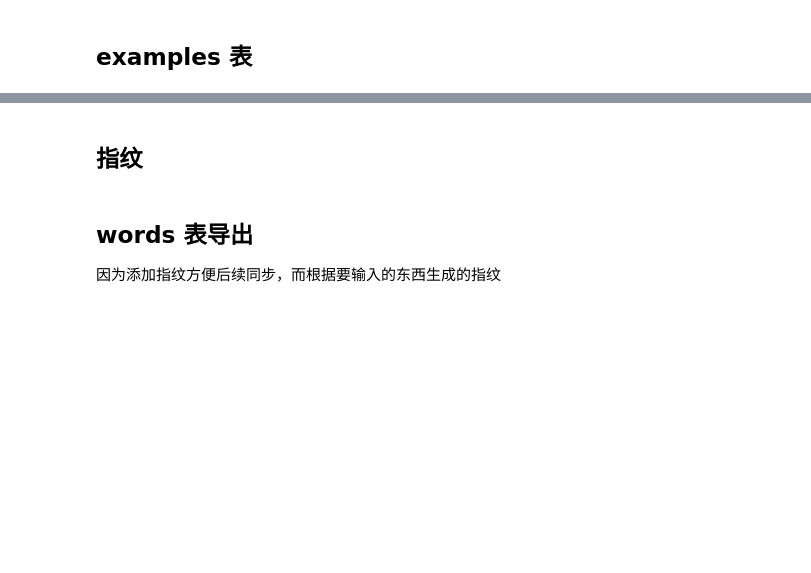
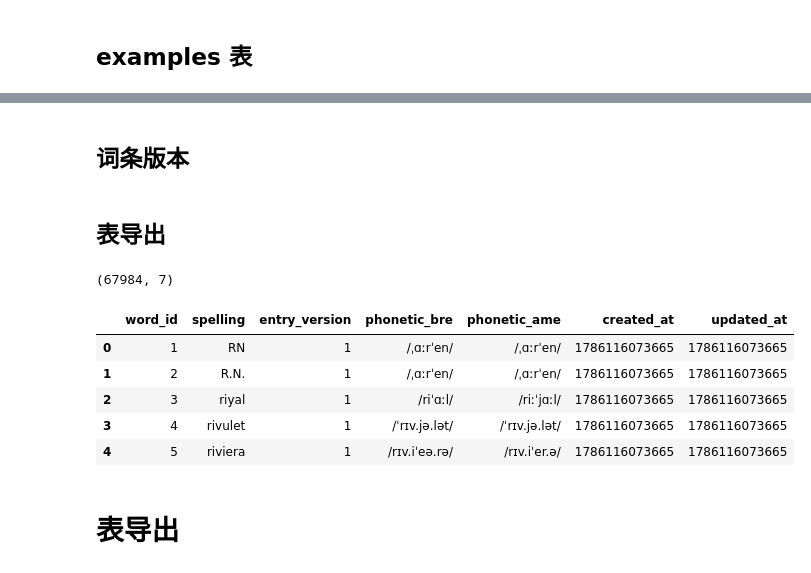
Before and after one commit to ZadenYip/EnLangMemo, a Jupyter notebook: pipeline-data/crawler_to_db_etl.ipynb, the cells around one changed output, grey strips where cells are left out. Saved outputs shown, nothing was run; the diff lists cells and outputs as text; code cells hidden in the pictures; blank space fills up the shorter version.

```diff
--- a/pipeline-data/crawler_to_db_etl.ipynb
+++ b/pipeline-data/crawler_to_db_etl.ipynb
@@ -150,13 +203,13 @@ words_df.head()
 # %% [markdown]
 # 拆表为符合数据库定义的 schema 进行导出
 # %%
-from uuid import uuid7
 import time
 
 epoch_ms = time.time_ns() // 1_000_000
 
-def uuid7_series(n: int) -> pd.Series:
-    return pd.Series([str(uuid7()) for _ in range(n)])
+# 生成从 1 开始的连续整数主键，供官方词典 ETL 输出使用
+def int_id_series(n: int) -> pd.Series:
+    return pd.Series(range(1, n + 1), dtype="int64")
 
 def assert_words_df_not_duplicated() -> bool:
     assert (
@@ -172,11 +225,11 @@ words_tb = words_df[["spelling", "phonetic_bre", "phonetic_ame"]]
 words_tb = words_tb.drop_duplicates(subset=["spelling"]).reset_index(drop=True)
 
 words_tb = words_tb.reset_index(drop=True)
-words_tb.insert(loc=0, column="word_id", value=list(uuid7_series(len(words_tb))))
+words_tb.insert(loc=0, column="word_id", value=list(int_id_series(len(words_tb))))
 words_tb["created_at"] = epoch_ms
 words_tb["updated_at"] = epoch_ms
 
-# 注意后面还得生成一个指纹
+# 注意后面还得生成一个词条版本
 #words_tb.to_json(
 #    "./words.jsonl", orient="records", lines=True, force_ascii=False
 #)
@@ -297,3 +396,3 @@ examples_tb.head()
 # %% [markdown]
-## 指纹
+## 词条版本
 # %%
@@ -355,47 +401,29 @@ def make_word_fingerprint(
 # %% [markdown]
-## words 表导出
-因为添加指纹方便后续同步，而根据要输入的东西生成的指纹
+## 表导出
 # %%
-words_df["word_child_content_fingerprint"] = words_df.apply(
-    lambda row: make_word_child_content_fingerprint(
-        row["part_of_speech"],
-        row["def_src"],
-        row["def_tgt"],
-        row["ex_src"],
-        row["ex_tgt"],
-    ),
-    axis=1,
- )
-
-# 记得排序防止顺序影响不同产生不同的 fingerprints
-word_child_content_fingerprints = (
-    words_df.groupby("word_id")["word_child_content_fingerprint"]
-    .agg(lambda fingerprints: sort_fingerprints(fingerprints.tolist()))
-    .to_dict()
-)
-
 words_tb = words_tb.reset_index(drop=True)
-words_tb.insert(
-    loc=2,
-    column="fingerprint",
-    value=list(words_tb.apply(
-        lambda row: make_word_fingerprint(
-            row["spelling"],
-            row["phonetic_bre"],
-            row["phonetic_ame"],
-            word_child_content_fingerprints.get(row["word_id"], []),
-        ),
-        axis=1,
-    ))
-)
+if "entry_version" in words_tb.columns:
+    words_tb["entry_version"] = WORD_ENTRY_VERSION
+else:
+    words_tb.insert(
+        loc=2,
+        column="entry_version",
+        value=WORD_ENTRY_VERSION,
+    )
 
 assert (
-    words_tb["fingerprint"].duplicated().sum() == 0
-), "数据处理错误，存在重复的 word fingerprint！Data processing error, duplicated word fingerprints exist!"
-
-words_tb.to_json(
-    "./words.jsonl", orient="records", lines=True, force_ascii=False
-)
+    words_tb["entry_version"].notnull().all()
+), "数据处理错误，存在缺失的 entry_version！Data processing error, missing entry_version!"
 
 print(words_tb.shape)
 words_tb.head()
+# %% [output]
+(67984, 7)
+|  | word_id | spelling | entry_version | phonetic_bre | phonetic_ame | created_at | updated_at |
+| 0 | 1 | RN | 1 | /ˌɑːrˈen/ | /ˌɑːrˈen/ | 1786116073665 | 1786116073665 |
+| 1 | 2 | R.N. | 1 | /ˌɑːrˈen/ | /ˌɑːrˈen/ | 1786116073665 | 1786116073665 |
+| 2 | 3 | riyal | 1 | /riˈɑːl/ | /riːˈjɑːl/ | 1786116073665 | 1786116073665 |
+| 3 | 4 | rivulet | 1 | /ˈrɪv.jə.lət/ | /ˈrɪv.jə.lət/ | 1786116073665 | 1786116073665 |
+| 4 | 5 | riviera | 1 | /rɪv.iˈeə.rə/ | /rɪv.iˈer.ə/ | 1786116073665 | 1786116073665 |
+# %% [markdown]
+# 表导出
```
Also changed, not shown: parts of 15 cells of this notebook, 39 other files.
